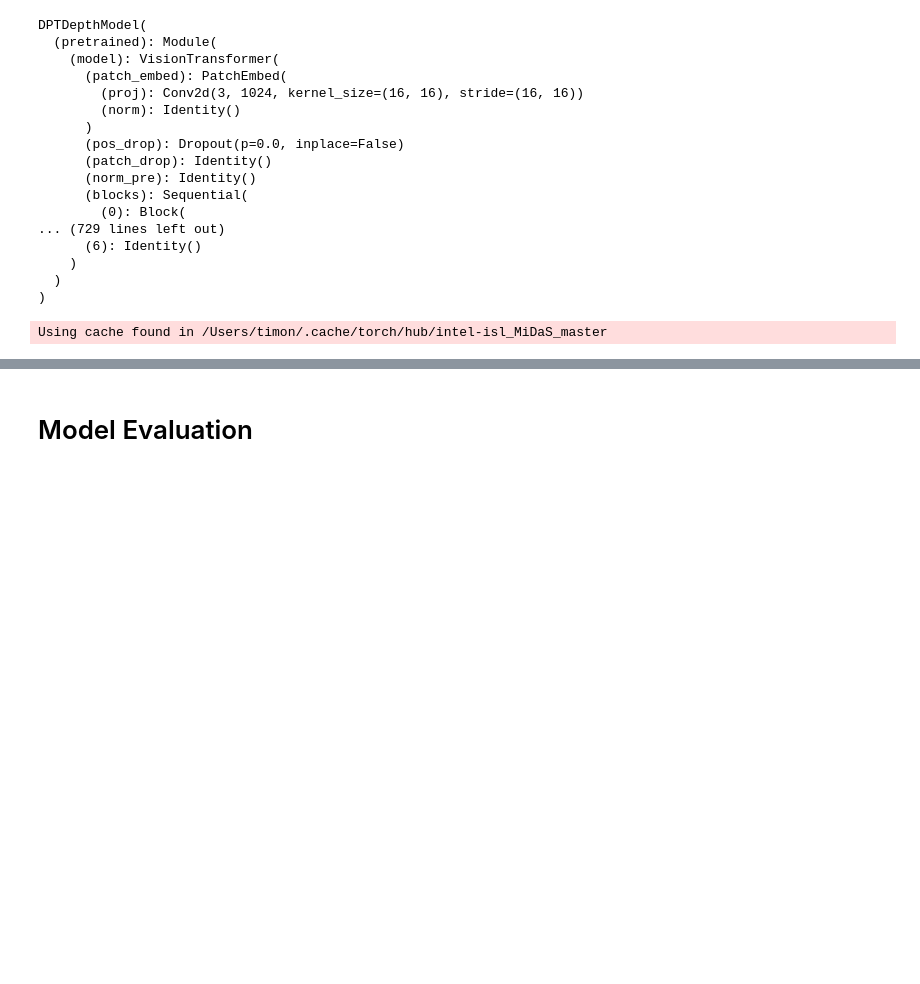
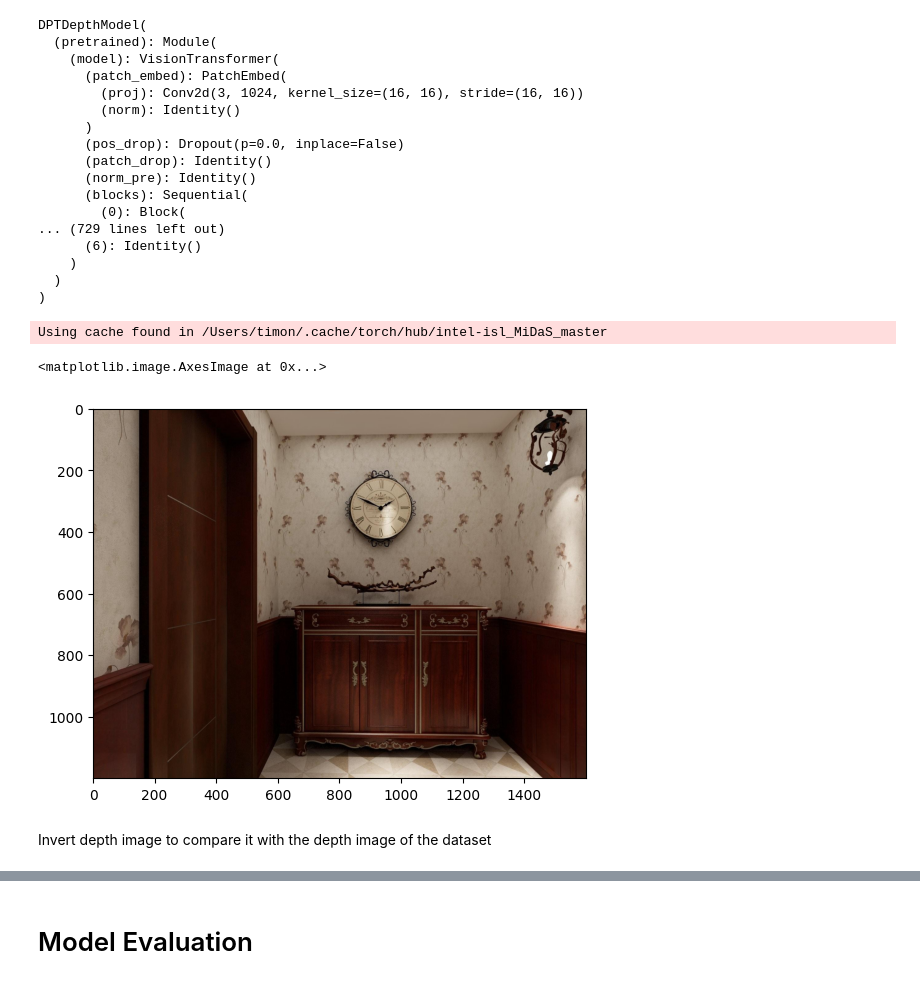
Before and after one commit to ynkf/HSLU.DSPRO2.Beyond2D, a Jupyter notebook: mde-baseline.ipynb, the cells around one changed output, grey strips where cells are left out. Drawn from its saved outputs; the diff is of its cells as text; code cells hidden in the pictures; blank space fills up the shorter version.

```diff
--- a/mde-baseline.ipynb
+++ b/mde-baseline.ipynb
@@ -78,22 +78,30 @@ Using cache found in /Users/timon/.cache/torch/hub/intel-isl_MiDaS_master
 # %%
 # For an I;16 mode image, you'll need to handle it appropriately
 # Convert PIL image to numpy array
 image = scene['image']
 
 numpy_image = np.array(image)
 
 # If you want to use it with OpenCV's display functions
 # OpenCV uses BGR format while PIL uses RGB
 # For I;16 mode, you might need to convert to a format cv2 can display well
 if image.mode == 'I;16':
     # Convert to a more standard format
     pil_image_rgb = image.convert('RGB')
     numpy_image = np.array(pil_image_rgb)
     # Convert RGB to BGR (OpenCV format)
     img = cv2.cvtColor(numpy_image, cv2.COLOR_RGB2BGR)
 else:
     # For regular RGB images
     img = cv2.cvtColor(numpy_image, cv2.COLOR_RGB2BGR)
+
+
+img = cv2.cvtColor(img, cv2.COLOR_BGR2RGB)
+
+plt.imshow(img)
+# %% [output]
+<matplotlib.image.AxesImage at 0x...>
+[figure, added]
 # %%
 input_batch = transform(img).to(device)
 # %%
@@ -108,3 +116,5 @@ with torch.no_grad():
     ).squeeze()
 
 output = prediction.cpu().numpy()
+# %% [markdown]
+Invert depth image to compare it with the depth image of the dataset
```
Also changed, not shown: parts of 2 cells of this notebook.
